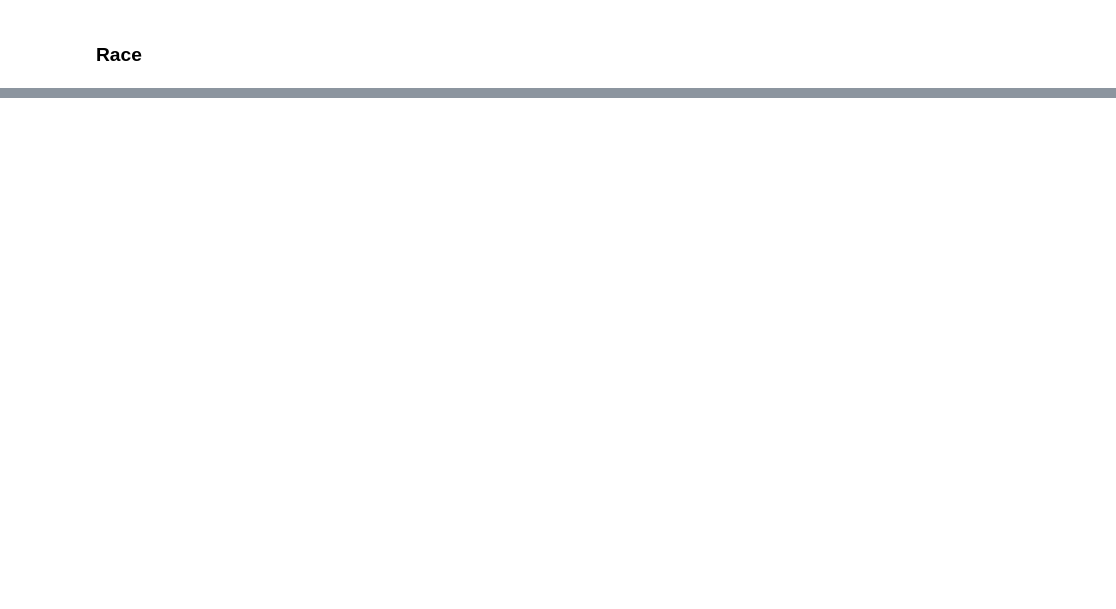
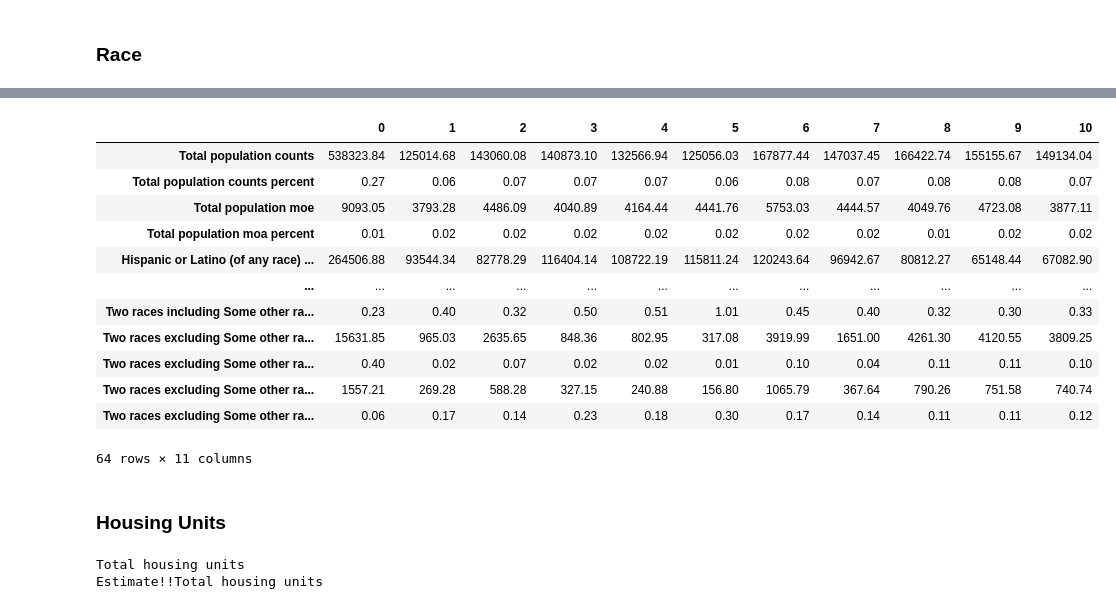
Before and after one commit to misty-garcia/sa2020-CCD, a Jupyter notebook: census_data.ipynb, the cells around one changed output, grey strips where cells are left out. Drawn from its saved outputs; the diff is of its cells as text; code cells hidden in the pictures; blank space fills up the shorter version.

```diff
--- a/census_data.ipynb
+++ b/census_data.ipynb
@@ -284,0 +281,10 @@ Name: dp05_0063e, Length: 375, dtype: object
+# %%
+grouping = groups[3]
+print(grouping)
+
+current_labels = labels [labels.label.str.contains(grouping)]
+# current_labels = current_labels.iloc[:-16]
+labels_check = current_labels.column_name.str[:-1]
+
+for titles in current_labels.label:
+    print(titles)
@@ -284,0 +309,17 @@ Name: dp05_0063e, Length: 375, dtype: object
+# %%
+final = cal_district_numbers(labels_check)
+final
+# %% [output]
+|  | 0 | 1 | 2 | 3 | 4 | 5 | 6 | 7 | 8 | 9 | 10 |
+| Total population counts | 538323.84 | 125014.68 | 143060.08 | 140873.10 | 132566.94 | 125056.03 | 167877.44 | 147037.45 | 166422.74 | 155155.67 | 149134.04 |
+| Total population counts percent | 0.27 | 0.06 | 0.07 | 0.07 | 0.07 | 0.06 | 0.08 | 0.07 | 0.08 | 0.08 | 0.07 |
+| Total population moe | 9093.05 | 3793.28 | 4486.09 | 4040.89 | 4164.44 | 4441.76 | 5753.03 | 4444.57 | 4049.76 | 4723.08 | 3877.11 |
+| Total population moa percent | 0.01 | 0.02 | 0.02 | 0.02 | 0.02 | 0.02 | 0.02 | 0.02 | 0.01 | 0.02 | 0.02 |
+| Hispanic or Latino (of any race) ... | 264506.88 | 93544.34 | 82778.29 | 116404.14 | 108722.19 | 115811.24 | 120243.64 | 96942.67 | 80812.27 | 65148.44 | 67082.90 |
+| ... | ... | ... | ... | ... | ... | ... | ... | ... | ... | ... | ... |
+| Two races including Some other ra... | 0.23 | 0.40 | 0.32 | 0.50 | 0.51 | 1.01 | 0.45 | 0.40 | 0.32 | 0.30 | 0.33 |
+| Two races excluding Some other ra... | 15631.85 | 965.03 | 2635.65 | 848.36 | 802.95 | 317.08 | 3919.99 | 1651.00 | 4261.30 | 4120.55 | 3809.25 |
+| Two races excluding Some other ra... | 0.40 | 0.02 | 0.07 | 0.02 | 0.02 | 0.01 | 0.10 | 0.04 | 0.11 | 0.11 | 0.10 |
+| Two races excluding Some other ra... | 1557.21 | 269.28 | 588.28 | 327.15 | 240.88 | 156.80 | 1065.79 | 367.64 | 790.26 | 751.58 | 740.74 |
+| Two races excluding Some other ra... | 0.06 | 0.17 | 0.14 | 0.23 | 0.18 | 0.30 | 0.17 | 0.14 | 0.11 | 0.11 | 0.12 |
+64 rows × 11 columns
@@ -284,0 +329,15 @@ Name: dp05_0063e, Length: 375, dtype: object
+# %% [markdown]
+### Housing Units
+# %%
+grouping = groups[4]
+print(grouping)
+
+current_labels = labels [labels.label.str.contains(grouping)]
+# current_labels = current_labels.iloc[:-16]
+labels_check = current_labels.column_name.str[:-1]
+
+for titles in current_labels.label:
+    print(titles)
+# %% [output]
+Total housing units
+Estimate!!Total housing units
```
Also changed, not shown: parts of 24 cells of this notebook, 1 other file.
